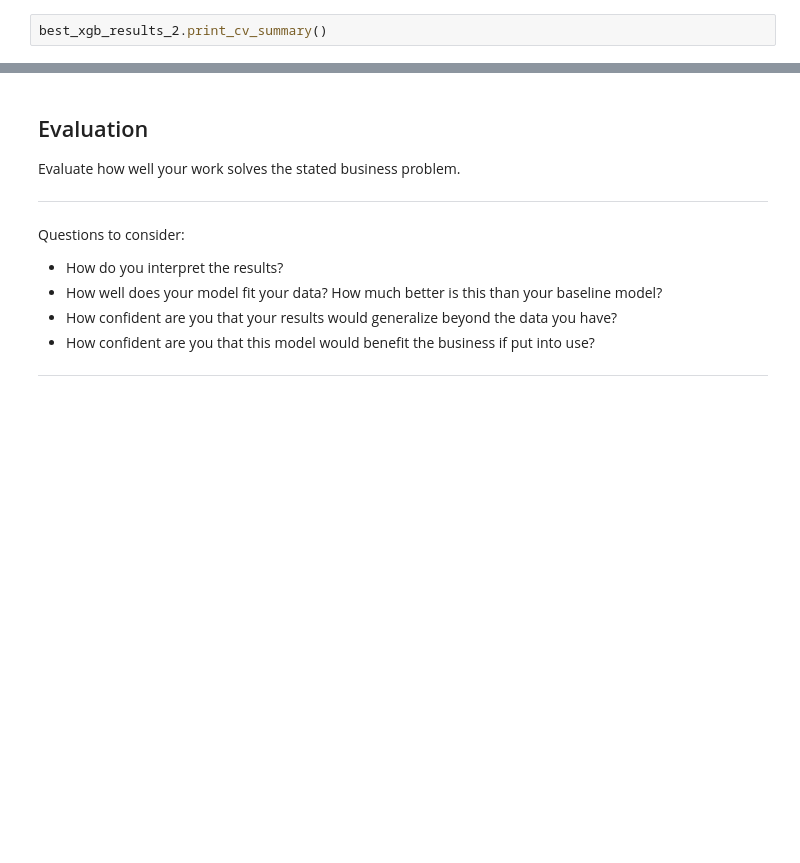
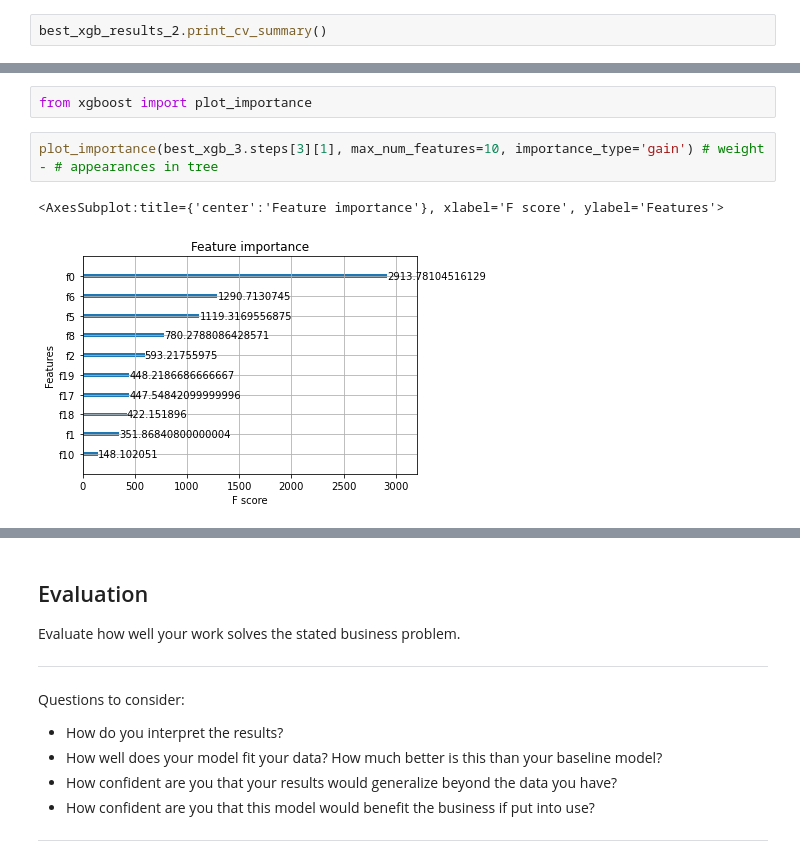
Before and after one commit to dermothethird/Stroke_Project, a Jupyter notebook: dermot_working_notebook.ipynb, the cells around one changed output, grey strips where cells are left out. Saved outputs shown, nothing was run; the diff lists cells and outputs as text; blank space fills up the shorter version.

```diff
--- a/dermot_working_notebook.ipynb
+++ b/dermot_working_notebook.ipynb
@@ -924,0 +644,7 @@ best_xgb_results_2.print_cv_summary()
+# %%
+from xgboost import plot_importance
+# %%
+plot_importance(best_xgb_3.steps[3][1], max_num_features=10, importance_type='gain') # weight - # appearances in tree
+# %% [output]
+<AxesSubplot:title={'center':'Feature importance'}, xlabel='F score', ylabel='Features'>
+[figure, added]
```
Also changed, not shown: parts of 83 cells of this notebook, 2 other files.
